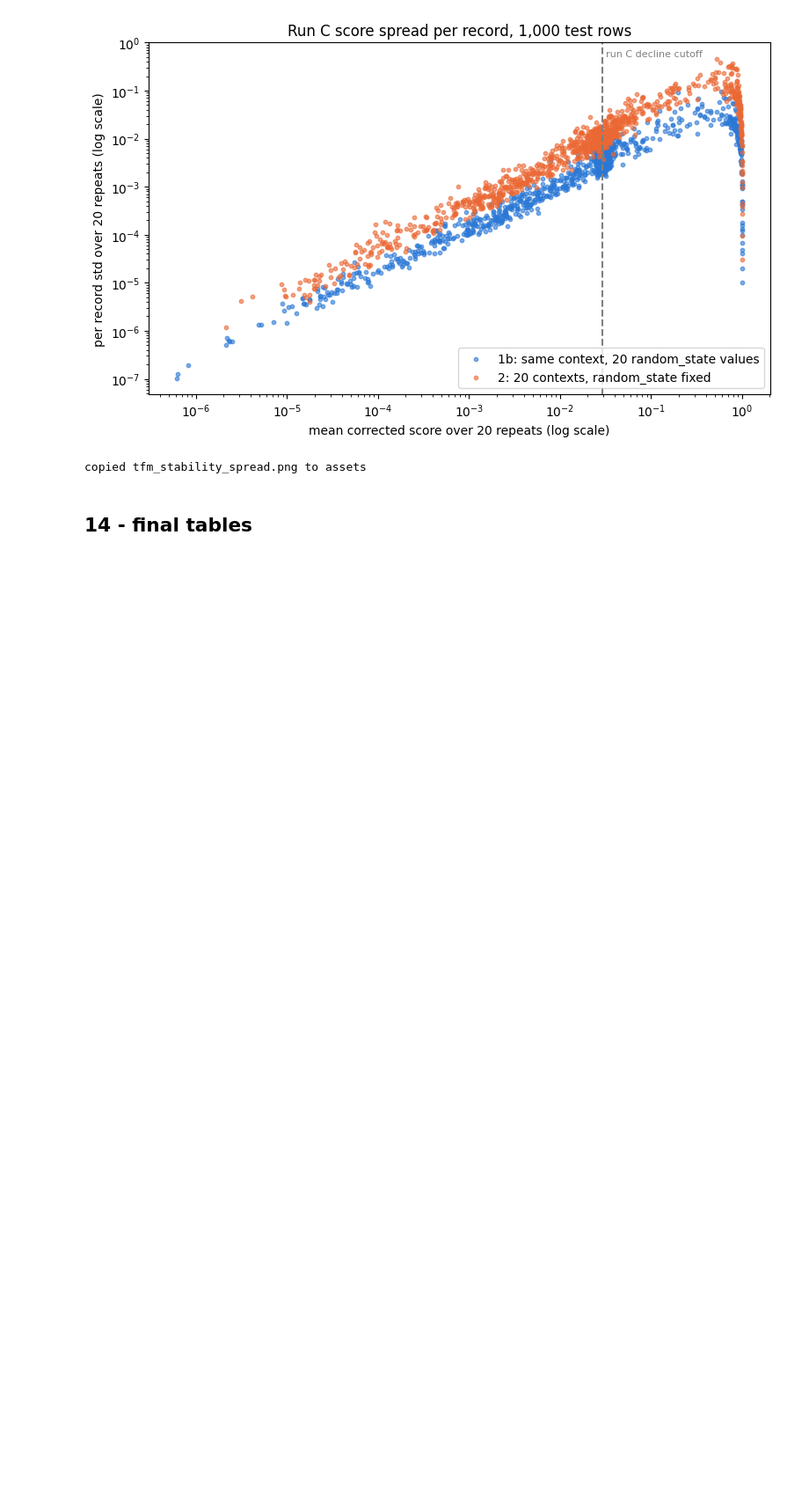
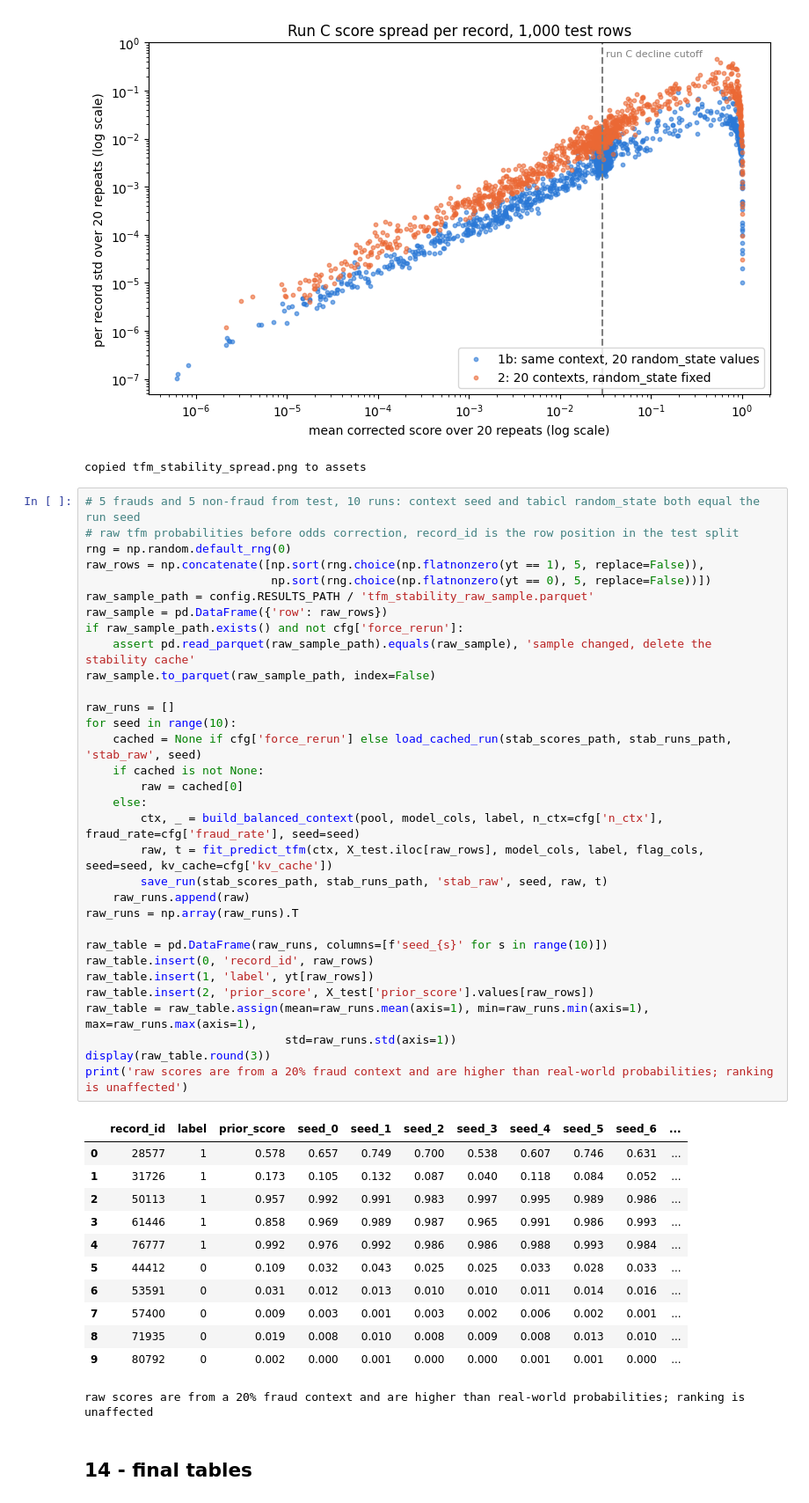
Before and after one commit to TimFlocke/fraud_model, a Jupyter notebook: notebooks/14_tfm_context.ipynb, the cells around one changed output. Shown at 88% size. Cells and saved outputs as stored; diff of their text form; blank space fills up the shorter version.

Commit message:
stage 14: raw tfm scores for 10 test records across 10 context and tabicl seeds

```diff
--- a/notebooks/14_tfm_context.ipynb
+++ b/notebooks/14_tfm_context.ipynb
@@ -808,6 +808,51 @@ print(f"copied {stab_path.name} to assets")
 # %% [output]
 [figure]
 copied tfm_stability_spread.png to assets
+# %%
+# 5 frauds and 5 non-fraud from test, 10 runs: context seed and tabicl random_state both equal the run seed
+# raw tfm probabilities before odds correction, record_id is the row position in the test split
+rng = np.random.default_rng(0)
+raw_rows = np.concatenate([np.sort(rng.choice(np.flatnonzero(yt == 1), 5, replace=False)),
+                           np.sort(rng.choice(np.flatnonzero(yt == 0), 5, replace=False))])
+raw_sample_path = config.RESULTS_PATH / 'tfm_stability_raw_sample.parquet'
+raw_sample = pd.DataFrame({'row': raw_rows})
+if raw_sample_path.exists() and not cfg['force_rerun']:
+    assert pd.read_parquet(raw_sample_path).equals(raw_sample), 'sample changed, delete the stability cache'
+raw_sample.to_parquet(raw_sample_path, index=False)
+
+raw_runs = []
+for seed in range(10):
+    cached = None if cfg['force_rerun'] else load_cached_run(stab_scores_path, stab_runs_path, 'stab_raw', seed)
+    if cached is not None:
+        raw = cached[0]
+    else:
+        ctx, _ = build_balanced_context(pool, model_cols, label, n_ctx=cfg['n_ctx'], fraud_rate=cfg['fraud_rate'], seed=seed)
+        raw, t = fit_predict_tfm(ctx, X_test.iloc[raw_rows], model_cols, label, flag_cols, seed=seed, kv_cache=cfg['kv_cache'])
+        save_run(stab_scores_path, stab_runs_path, 'stab_raw', seed, raw, t)
+    raw_runs.append(raw)
+raw_runs = np.array(raw_runs).T
+
+raw_table = pd.DataFrame(raw_runs, columns=[f'seed_{s}' for s in range(10)])
+raw_table.insert(0, 'record_id', raw_rows)
+raw_table.insert(1, 'label', yt[raw_rows])
+raw_table.insert(2, 'prior_score', X_test['prior_score'].values[raw_rows])
+raw_table = raw_table.assign(mean=raw_runs.mean(axis=1), min=raw_runs.min(axis=1), max=raw_runs.max(axis=1),
+                             std=raw_runs.std(axis=1))
+display(raw_table.round(3))
+print('raw scores are from a 20% fraud context and are higher than real-world probabilities; ranking is unaffected')
+# %% [output]
+|  | record_id | label | prior_score | seed_0 | seed_1 | seed_2 | seed_3 | seed_4 | seed_5 | seed_6 | ... |
+| 0 | 28577 | 1 | 0.578 | 0.657 | 0.749 | 0.700 | 0.538 | 0.607 | 0.746 | 0.631 | ... |
+| 1 | 31726 | 1 | 0.173 | 0.105 | 0.132 | 0.087 | 0.040 | 0.118 | 0.084 | 0.052 | ... |
+| 2 | 50113 | 1 | 0.957 | 0.992 | 0.991 | 0.983 | 0.997 | 0.995 | 0.989 | 0.986 | ... |
+| 3 | 61446 | 1 | 0.858 | 0.969 | 0.989 | 0.987 | 0.965 | 0.991 | 0.986 | 0.993 | ... |
+| 4 | 76777 | 1 | 0.992 | 0.976 | 0.992 | 0.986 | 0.986 | 0.988 | 0.993 | 0.984 | ... |
+| 5 | 44412 | 0 | 0.109 | 0.032 | 0.043 | 0.025 | 0.025 | 0.033 | 0.028 | 0.033 | ... |
+| 6 | 53591 | 0 | 0.031 | 0.012 | 0.013 | 0.010 | 0.010 | 0.011 | 0.014 | 0.016 | ... |
+| 7 | 57400 | 0 | 0.009 | 0.003 | 0.001 | 0.003 | 0.002 | 0.006 | 0.002 | 0.001 | ... |
+| 8 | 71935 | 0 | 0.019 | 0.008 | 0.010 | 0.008 | 0.009 | 0.008 | 0.013 | 0.010 | ... |
+| 9 | 80792 | 0 | 0.002 | 0.000 | 0.001 | 0.000 | 0.000 | 0.001 | 0.001 | 0.000 | ... |
+raw scores are from a 20% fraud context and are higher than real-world probabilities; ranking is unaffected
 # %% [markdown]
 ## 14 - final tables
 # %%
```
Also changed, not shown: parts of 5 cells of this notebook, 1 other file.
